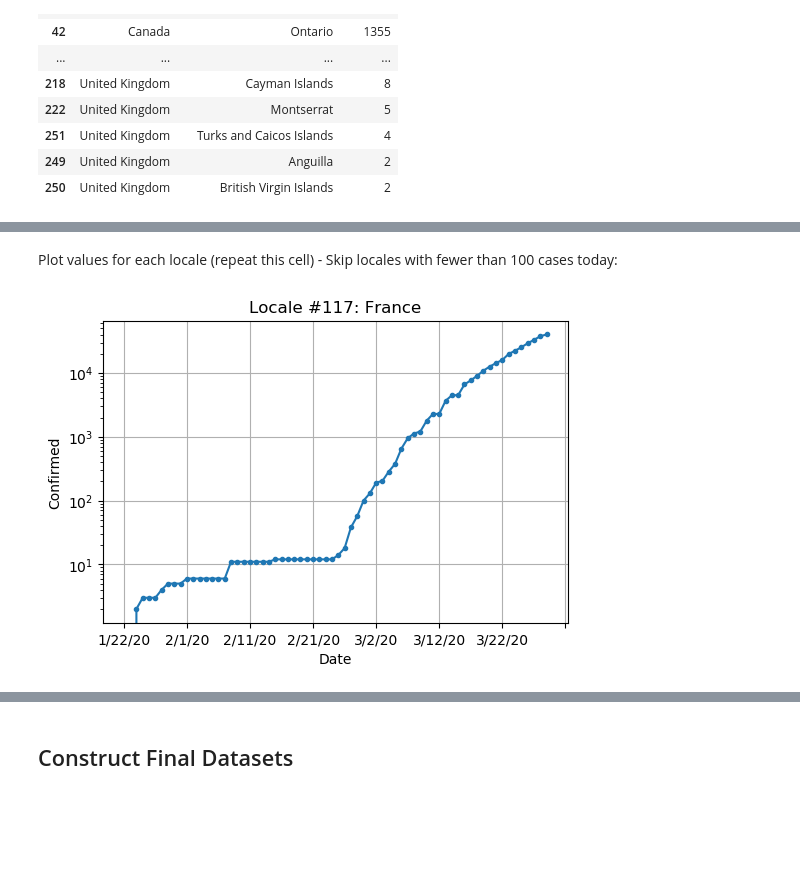
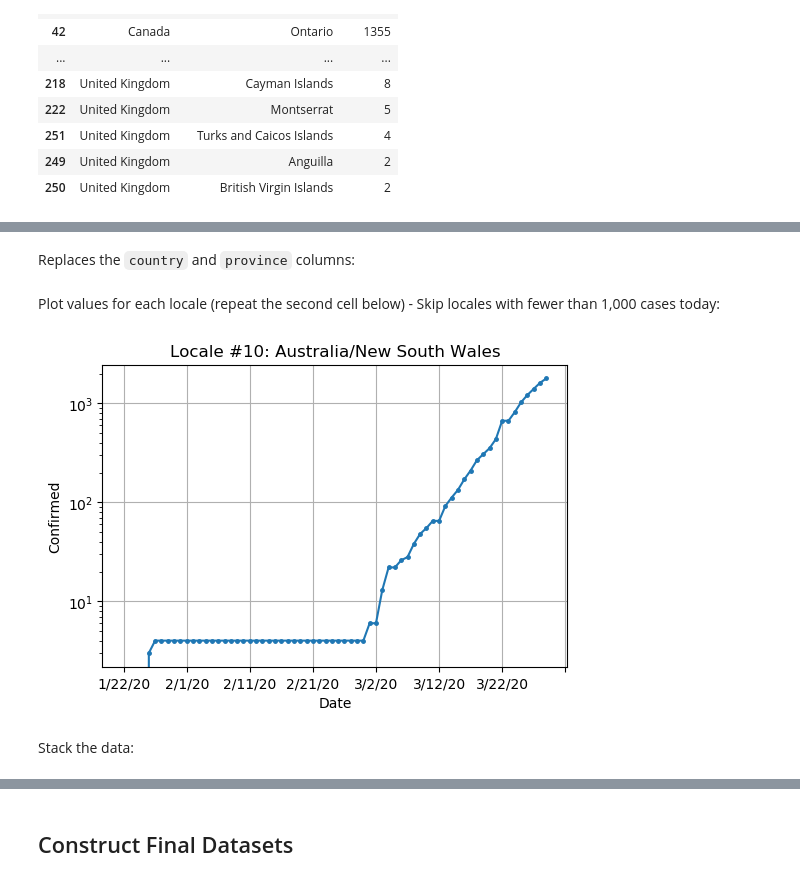
Before and after one commit to jgcorliss/covid-19, a Jupyter notebook: src/covid-19.ipynb, the cells around one changed output, grey strips where cells are left out. Cells and saved outputs as stored; diff of their text form; code cells hidden in the pictures; blank space fills up the shorter version.

```diff
--- a/src/covid-19.ipynb
+++ b/src/covid-19.ipynb
@@ -143,23 +161,30 @@ values.loc[values['country'].map(country_counts > 1)].iloc[:, [1, 0, -1]].sort_v
 # %%
-values.insert(0, 'locale', values['country'].where(values['province'].isnull(), values['country'] + '/' + values['province']))
+values.insert(0, 'locale', values['country'].where(
+    values['province'].isnull(),
+    values['country'] + '/' + values['province']
+))
+# %% [markdown]
+Replaces the `country` and `province` columns:
 # %%
 values.drop(columns={'province', 'country'}, inplace=True)
+# %% [markdown]
+Plot values for each locale (repeat the second cell below) - Skip locales with fewer than 1,000 cases today:
 # %%
 idx = 0
-# %% [markdown]
-Plot values for each locale (repeat this cell) - Skip locales with fewer than 100 cases today:
 # %%
 if idx < values.shape[0]:
     while values.iloc[idx, -1] < 1000:
         idx += 1
     plt.figure(dpi=100)
-    values.iloc[idx, 1:].plot.line(marker='.', logy=log_metric)
+    values.iloc[idx, 1:].plot.line(marker='.', markersize=5, logy=log_metric)
     plt.grid(True)
     plt.title('Locale #{idx}: {locale}'.format(idx=idx + 1, locale=values.iloc[idx, 0]))
     plt.xlabel('Date')
     plt.ylabel(metric.capitalize())
     idx += 1
 # %% [output]
-[figure, old version]
+[figure, new version]
+# %% [markdown]
+Stack the data:
 # %%
 values_melt = values.melt(id_vars=['locale'], var_name='date', value_name='value')
```
Also changed, not shown: parts of 42 cells of this notebook.
